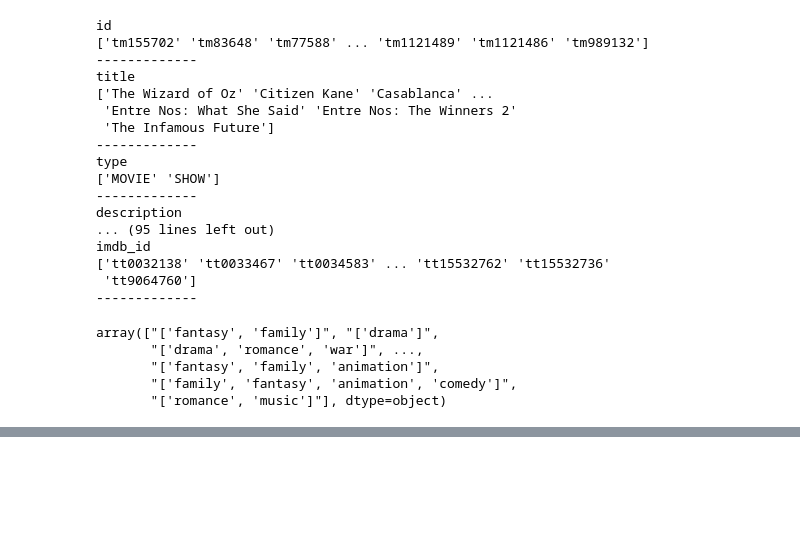
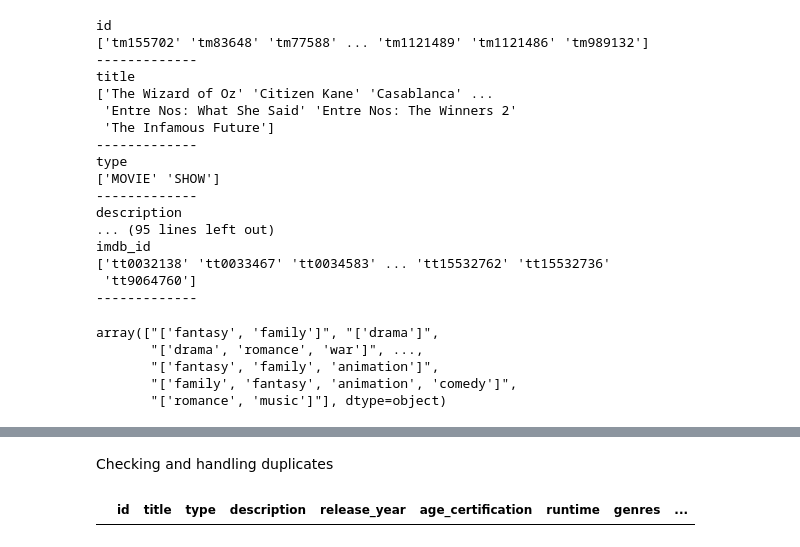
Before and after one commit to Imani-hub-pixel/Data-analysis-Python-, a Jupyter notebook: EDA and Feature Engineering projects/HBO Max TV Shows and movies/HBOmax.ipynb, the cells around one changed output, grey strips where cells are left out. Drawn from its saved outputs; the diff is of its cells as text; code cells hidden in the pictures; blank space fills up the shorter version.

```diff
--- a/EDA and Feature Engineering projects/HBO Max TV Shows and movies/HBOmax.ipynb
+++ b/EDA and Feature Engineering projects/HBO Max TV Shows and movies/HBOmax.ipynb
@@ -95,0 +200,6 @@ array(["['fantasy', 'family']", "['drama']",
+# %% [markdown]
+Checking and handling duplicates
+# %%
+df_title[df_title.duplicated()]
+# %% [output]
+|  | id | title | type | description | release_year | age_certification | runtime | genres | ... |
```
Also changed, not shown: parts of 22 cells of this notebook.
